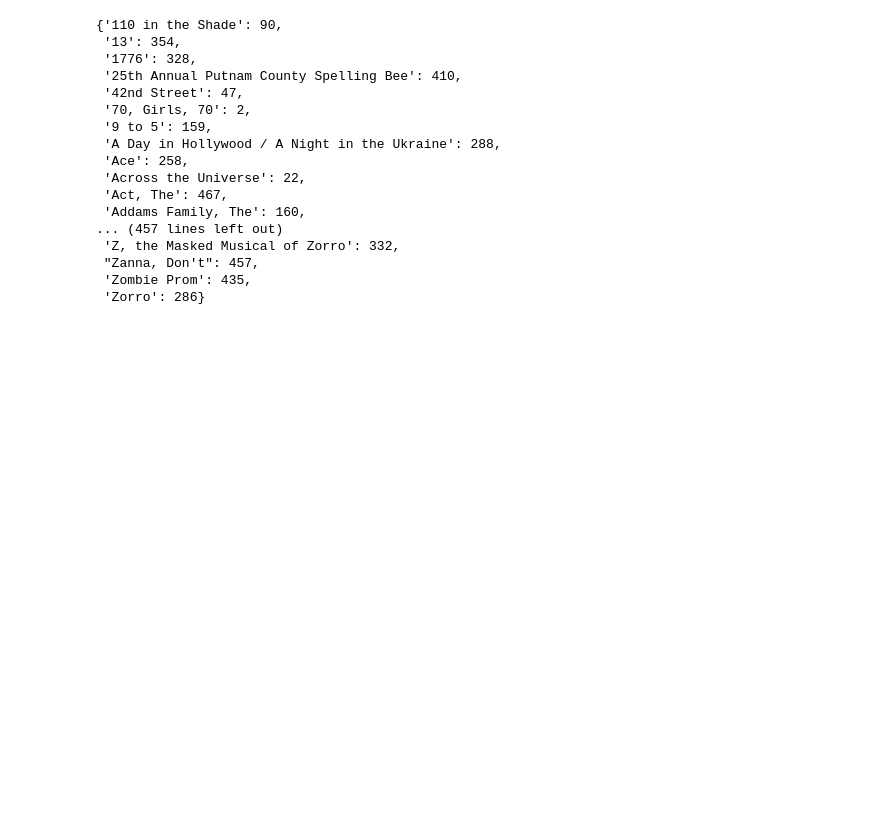
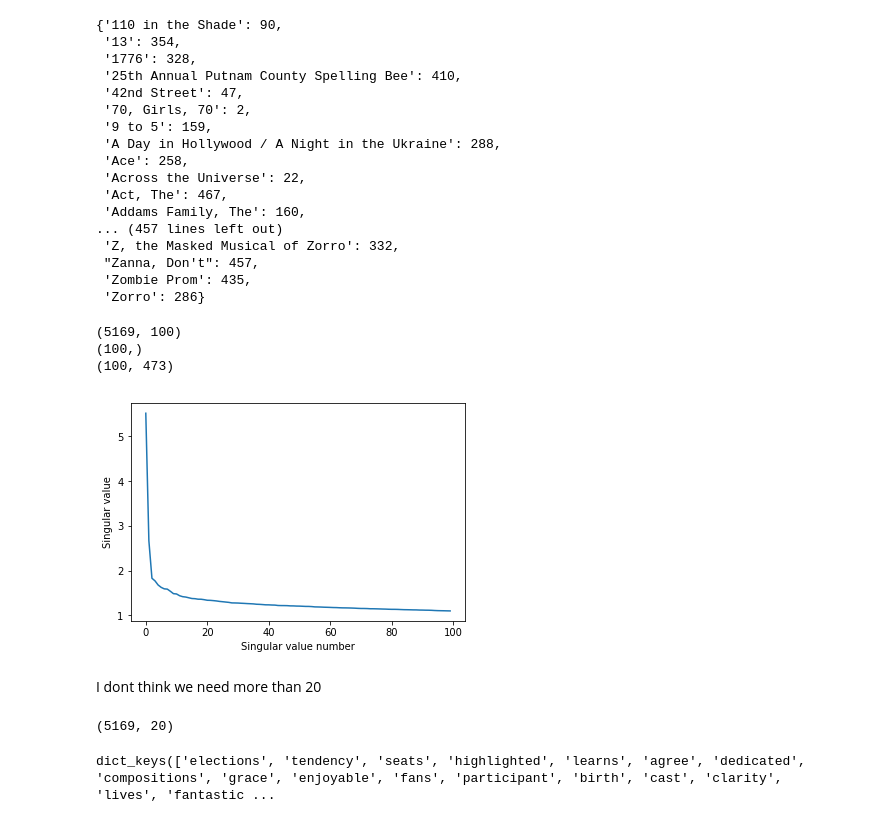
Before and after one commit to bring-me-broadway/CS4300_Flask_template, a Jupyter notebook: Similarity building.ipynb, the cells around one changed output. Saved outputs shown, nothing was run; the diff lists cells and outputs as text; code cells hidden in the pictures; blank space fills up the shorter version.

```diff
--- a/Similarity building.ipynb
+++ b/Similarity building.ipynb
@@ -231,5 +232,28 @@ musical_name_to_index
 # get TF-IDF of descriptions
 
 tfidf_vec2 = TfidfVectorizer(max_features = 6000, stop_words = "english", max_df = 0.85, min_df = 3, norm = "l2")
-doc_by_vocab2 = tfidf_vec2.fit_transform([str(lyrics[m]["description"]) for m in lyrics]).toarray()
+my_mat = tfidf_vec2.fit_transform([str(lyrics[m]["description"]) for m in lyrics]).transpose()
 index_to_vocab2 = {i:v for i, v in enumerate(tfidf_vec2.get_feature_names())}
+# %%
+u, s, v_trans = svds(my_mat, k=100)
+# %%
+print(u.shape)
+print(s.shape)
+print(v_trans.shape)
+# %% [output]
+(5169, 100)
+(100,)
+(100, 473)
+# %%
+import matplotlib
+import numpy as np
+import matplotlib.pyplot as plt
+%matplotlib inline
+plt.plot(s[::-1])
+plt.xlabel("Singular value number")
+plt.ylabel("Singular value")
+plt.show()
+# %% [output]
+[figure, added]
+# %% [markdown]
+I dont think we need more than 20
@@ -235,0 +263,6 @@ index_to_vocab2 = {i:v for i, v in enumerate(tfidf_vec2.get_feature_names())}
+# %%
+word_to_index = tfidf_vec2.vocabulary_
+index_to_word = {i:t for t,i in word_to_index.items()}
+print(words_compressed.shape)
+# %% [output]
+(5169, 20)
@@ -235,0 +278,4 @@ index_to_vocab2 = {i:v for i, v in enumerate(tfidf_vec2.get_feature_names())}
+# %%
+word_to_index.keys()
+# %% [output]
+dict_keys(['elections', 'tendency', 'seats', 'highlighted', 'learns', 'agree', 'dedicated', 'compositions', 'grace', 'enjoyable', 'fans', 'participant', 'birth', 'cast', 'clarity', 'lives', 'fantastic ...
```
Also changed, not shown: parts of 13 cells of this notebook, 5 other files.
